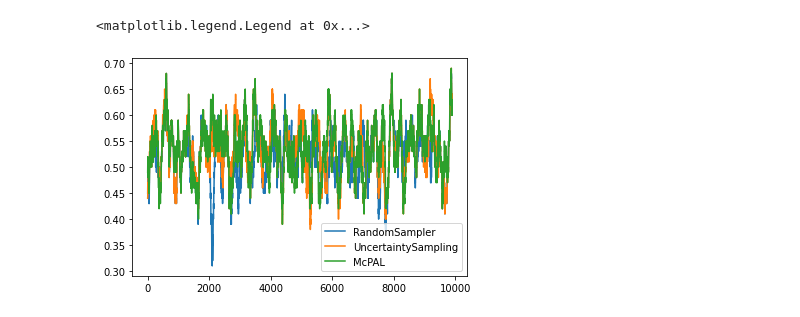
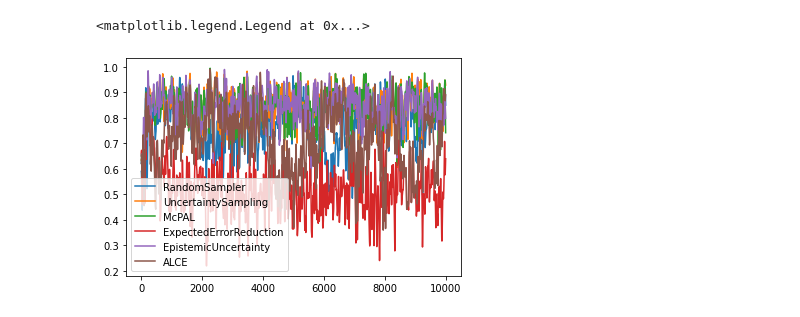
Before and after one commit to scikit-activeml/scikit-activeml, a Jupyter notebook: examples/stream/al_cycle_batch.ipynb, the cells around one changed output. Cells and saved outputs as stored; diff of their text form; code cells hidden in the pictures.

Commit message:
add documentation for batch stream cycle

```diff
--- a/examples/stream/al_cycle_batch.ipynb
+++ b/examples/stream/al_cycle_batch.ipynb
@@ -33,5 +52,5 @@ def get_randomseed(random_state):
 # %%
-X, y = sklearn.datasets.make_classification(n_samples=init_train_length + stream_length, random_state=get_randomseed(random_state), shuffle=True)
+X, y = sklearn.datasets.make_classification(n_samples=init_train_length + stream_length, n_classes=n_classes, random_state=get_randomseed(random_state), shuffle=True)
 X_init = X[:init_train_length, :]
 y_init = y[:init_train_length]
 X_stream = X[init_train_length:, :]
@@ -39,12 +61,16 @@ y_stream = y[init_train_length:]
 # %%
-clf_factory = lambda: PWC(classes=[0,1], random_state=get_randomseed(random_state))
-# clf_dict = {'GaussianNaiveBayes' : lambda: SklearnClassifier(GaussianNB(), missing_label=MISSING_LABEL),
-#             'DecisionTree' : lambda: SklearnClassifier(DecisionTreeClassifier(), missing_label=MISSING_LABEL),
-#             'LinearSVC' : lambda: SklearnClassifier(SVC(probability=True), missing_label=MISSING_LABEL),
-#             'PWCWrapped' : lambda: SklearnClassifier(PWC(classes=[0,1]), missing_label=MISSING_LABEL),
-#             'PWC' : lambda: PWC(classes=[0,1], random_state=get_randomseed(random_state))}
+# McPAL only works with PWC therefore the other classifier are not used in this example
+clf_dict = {# 'GaussianNaiveBayes' : lambda: SklearnClassifier(GaussianNB(), missing_label=MISSING_LABEL),
+            # 'DecisionTree' : lambda: SklearnClassifier(DecisionTreeClassifier(), missing_label=MISSING_LABEL),
+            # 'LinearSVC' : lambda: SklearnClassifier(SVC(probability=True), missing_label=MISSING_LABEL),
+            # 'PWCWrapped' : lambda: SklearnClassifier(PWC(classes=[0,1]), missing_label=MISSING_LABEL),
+            'PWC' : lambda: PWC(classes=[0,1], random_state=get_randomseed(random_state))}
 query_strategies = {
     'RandomSampler': RandomSampler(random_state=get_randomseed(random_state)),
     'UncertaintySampling': UncertaintySampling(random_state=get_randomseed(random_state)),
-    'McPAL': McPAL(random_state=get_randomseed(random_state))
+    'McPAL': McPAL(random_state=get_randomseed(random_state)),
+    # 'FourDS': FourDS(random_state=get_randomseed(random_state)),
+    'ExpectedErrorReduction': ExpectedErrorReduction(random_state=get_randomseed(random_state)),
+    'EpistemicUncertainty': EpistemicUncertainty(random_state=get_randomseed(random_state)),
+    'ALCE': ALCE(classes=[c for c in range(n_classes)], random_state=get_randomseed(random_state)),
 }
@@ -51,36 +80,36 @@ query_strategies = {
 # %%
 for query_strategy_name, query_strategy in query_strategies.items():
-    # for clf_name, clf_factory in clf_dict.items():
-    clf = clf_factory()
-    # initializing the training data
-    X_train = deque(maxlen=training_size)
-    X_train.extend(X_init)
-    y_train = deque(maxlen=training_size)
-    y_train.extend(y_init)
-    # train the model with the initially available data
-    clf.fit(X_train, y_train)
-    # initialize the list that stores the result of the classifier's prediction
-    correct_classifications = []
-    count = 0
-    for t in range(0, len(X_stream), stream_batch_size):
-        X_cand = X_stream[t: t + stream_batch_size]
-        y_cand_true = y_stream[t: t + stream_batch_size]
-        correct_classifications.append(clf.predict(X_cand)[0] == y_cand_true)
-        # check whether to sample the instance or not
-        # call_func is used since a classifier is not needed for RandomSampler
-        sampled_indices = call_func(query_strategy.query, X_cand=X_cand, clf=clf, batch_size=batch_size)
-        count += len(sampled_indices)
-        X_train.extend(X_cand)
-        y_cand = np.full(shape=y_cand_true.shape, fill_value=MISSING_LABEL)
-        y_cand[sampled_indices] = y_cand_true[sampled_indices]
-        y_train.extend(y_cand)
-        # train the classifier
+    for clf_name, clf_factory in clf_dict.items():
+        clf = clf_factory()
+        # initializing the training data
+        X_train = deque(maxlen=training_size)
+        X_train.extend(X_init)
+        y_train = deque(maxlen=training_size)
+        y_train.extend(y_init)
+        # train the model with the initially available data
         clf.fit(X_train, y_train)
-    # calculate and show the average accuracy
-    print("Query Strategy: ", query_strategy_name, ", Avg Accuracy: ", np.sum(correct_classifications)/stream_length, ", Acquisation count:", count)
-    cumsum_correct_classifications = np.cumsum(correct_classifications)
-    # smoothing the accuracy for plotting
-    smoothing_window_length = 100
-    plt.plot((cumsum_correct_classifications[smoothing_window_length:]-cumsum_correct_classifications[:-smoothing_window_length])/smoothing_window_length, label=query_strategy_name)
+        # initialize the list that stores the result of the classifier's prediction
+        correct_classifications = []
+        count = 0
+        for t in range(0, len(X_stream), stream_batch_size):
+            # create batch samples
+            X_cand = X_stream[t: t + stream_batch_size]
+            y_cand_true = y_stream[t: t + stream_batch_size]
+            correct_classifications.extend(clf.predict(X_cand) == y_cand_true)
+            # check whether to sample the instance or not
+            # call_func is used since a classifier is not needed for RandomSampler
+            X_train_array = np.array(X_train).reshape([len(X_train), X_cand.shape[1]])
+            sampled_indices = call_func(query_strategy.query, X_cand=X_cand, clf=clone(clf), X=X_train_array, y=np.array(y_train), batch_size=batch_size)
+            count += len(sampled_indices)
+            X_train.extend(X_cand)
+            y_cand = np.full(shape=y_cand_true.shape, fill_value=MISSING_LABEL)
+            y_cand[sampled_indices] = y_cand_true[sampled_indices]
+            y_train.extend(y_cand)
+            # train the classifier
+            clf.fit(X_train, y_train)
+        # calculate and show the average accuracy
+        print("Query Strategy: ", query_strategy_name, ", Avg Accuracy: ", np.mean(correct_classifications), ", Acquisation count:", count)
+        # smoothing the accuracy for plotting
+        plt.plot(gaussian_filter1d(np.array(correct_classifications, dtype=float), 20), label=query_strategy_name)
 plt.legend()
 # %% [output]
@@ -90,2 +122,2 @@ Query Strategy:  McPAL , Avg Accuracy:  0.5347 , Acquisation count: 2000
 <matplotlib.legend.Legend at 0x...>
-[figure, old version]
+[figure, new version]
```
Also changed, not shown: parts of 9 cells of this notebook.
